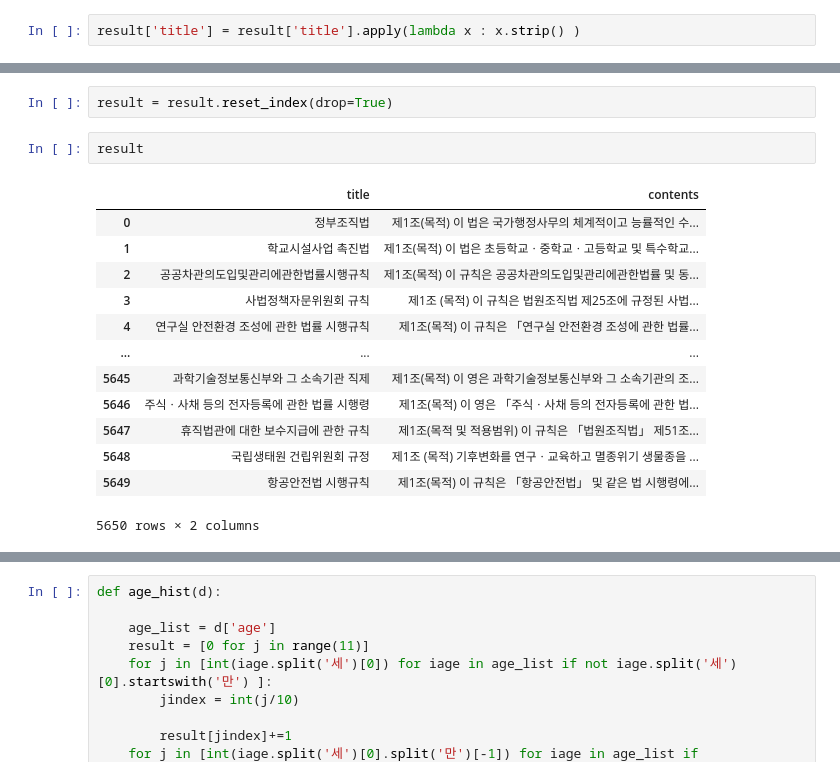
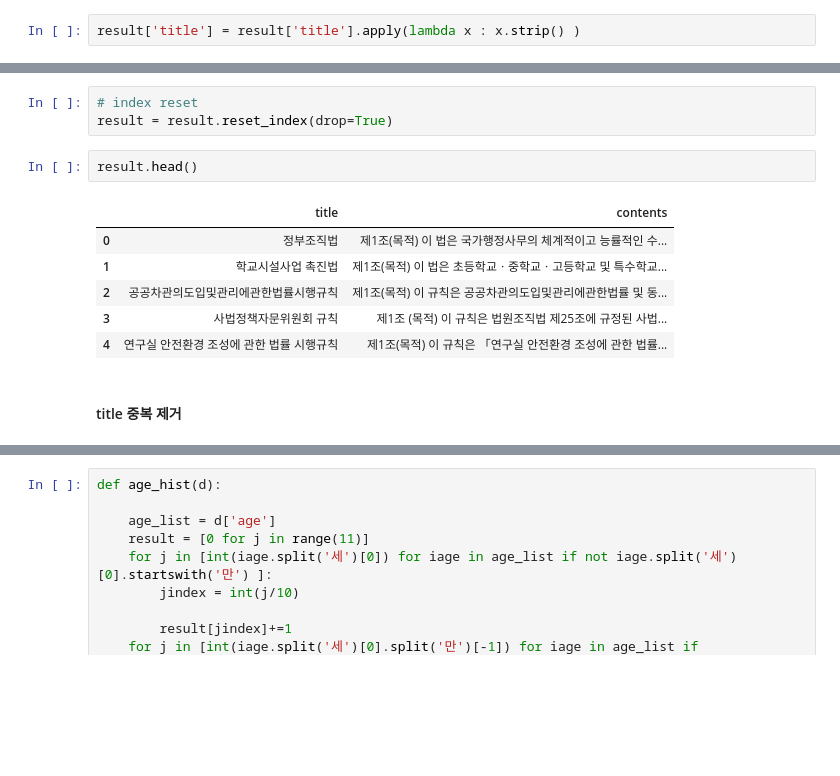
Before and after one commit to dev-Lesser/law-age-preprocess, a Jupyter notebook: 데이터분석.ipynb, the cells around one changed output, grey strips where cells are left out. Cells and saved outputs as stored; diff of their text form; blank space fills up the shorter version.

```diff
--- a/데이터분석.ipynb
+++ b/데이터분석.ipynb
@@ -27,20 +28,16 @@ tmp[tmp['title']=='소득세법']
 # %%
+# index reset
 result = result.reset_index(drop=True)
 # %%
-result
+result.head()
 # %% [output]
 |  | title | contents |
 | 0 | 정부조직법 | 제1조(목적) 이 법은 국가행정사무의 체계적이고 능률적인 수... |
 | 1 | 학교시설사업 촉진법 | 제1조(목적) 이 법은 초등학교ㆍ중학교ㆍ고등학교 및 특수학교... |
 | 2 | 공공차관의도입및관리에관한법률시행규칙 | 제1조(목적) 이 규칙은 공공차관의도입및관리에관한법률 및 동... |
 | 3 | 사법정책자문위원회 규칙 | 제1조 (목적) 이 규칙은 법원조직법 제25조에 규정된 사법... |
 | 4 | 연구실 안전환경 조성에 관한 법률 시행규칙 | 제1조(목적) 이 규칙은 「연구실 안전환경 조성에 관한 법률... |
-| ... | ... | ... |
-| 5645 | 과학기술정보통신부와 그 소속기관 직제 | 제1조(목적) 이 영은 과학기술정보통신부와 그 소속기관의 조... |
-| 5646 | 주식ㆍ사채 등의 전자등록에 관한 법률 시행령 | 제1조(목적) 이 영은 「주식ㆍ사채 등의 전자등록에 관한 법... |
-| 5647 | 휴직법관에 대한 보수지급에 관한 규칙 | 제1조(목적 및 적용범위) 이 규칙은 「법원조직법」 제51조... |
-| 5648 | 국립생태원 건립위원회 규정 | 제1조 (목적) 기후변화를 연구ㆍ교육하고 멸종위기 생물종을 ... |
-| 5649 | 항공안전법 시행규칙 | 제1조(목적) 이 규칙은 「항공안전법」 및 같은 법 시행령에... |
-5650 rows × 2 columns
+# %% [markdown]
+#### title 중복 제거
 # %%
 result = result.drop_duplicates(subset='title')
```
Also changed, not shown: parts of 42 cells of this notebook, 1 other file.
